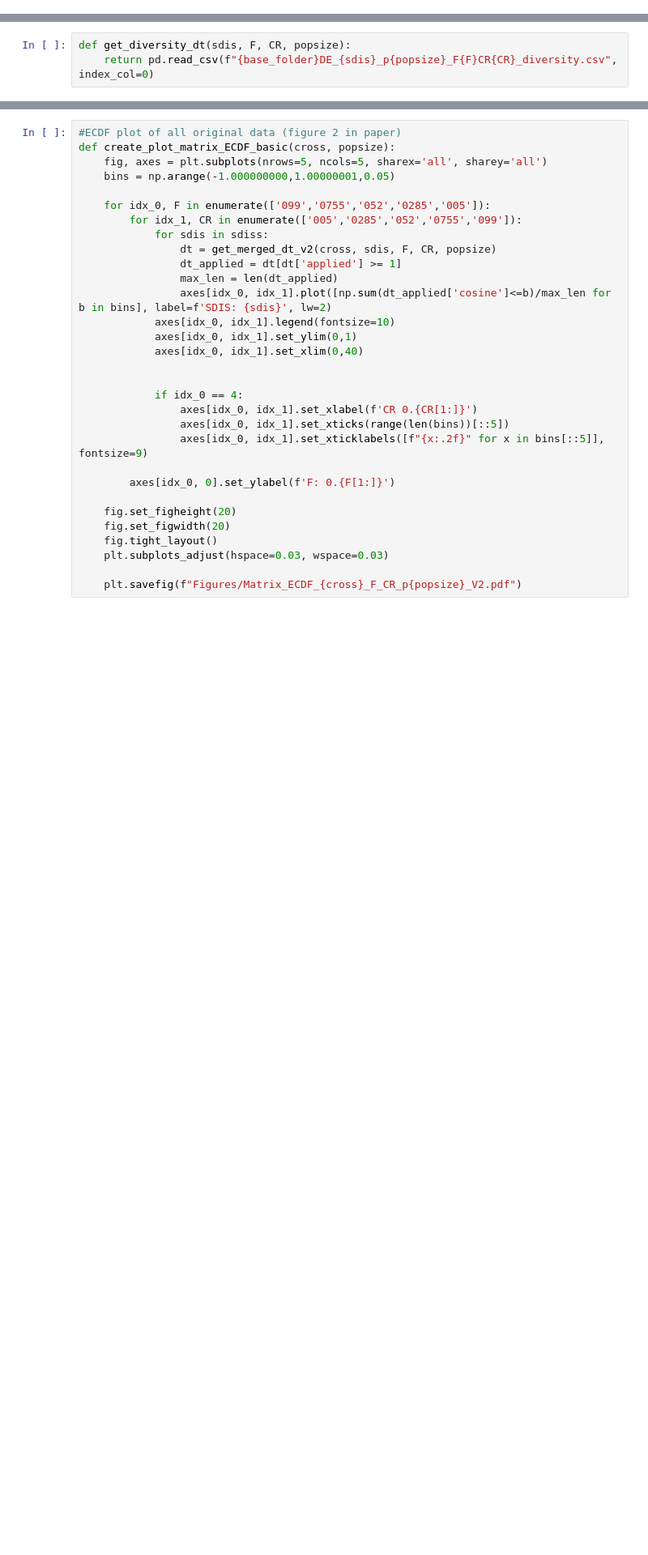
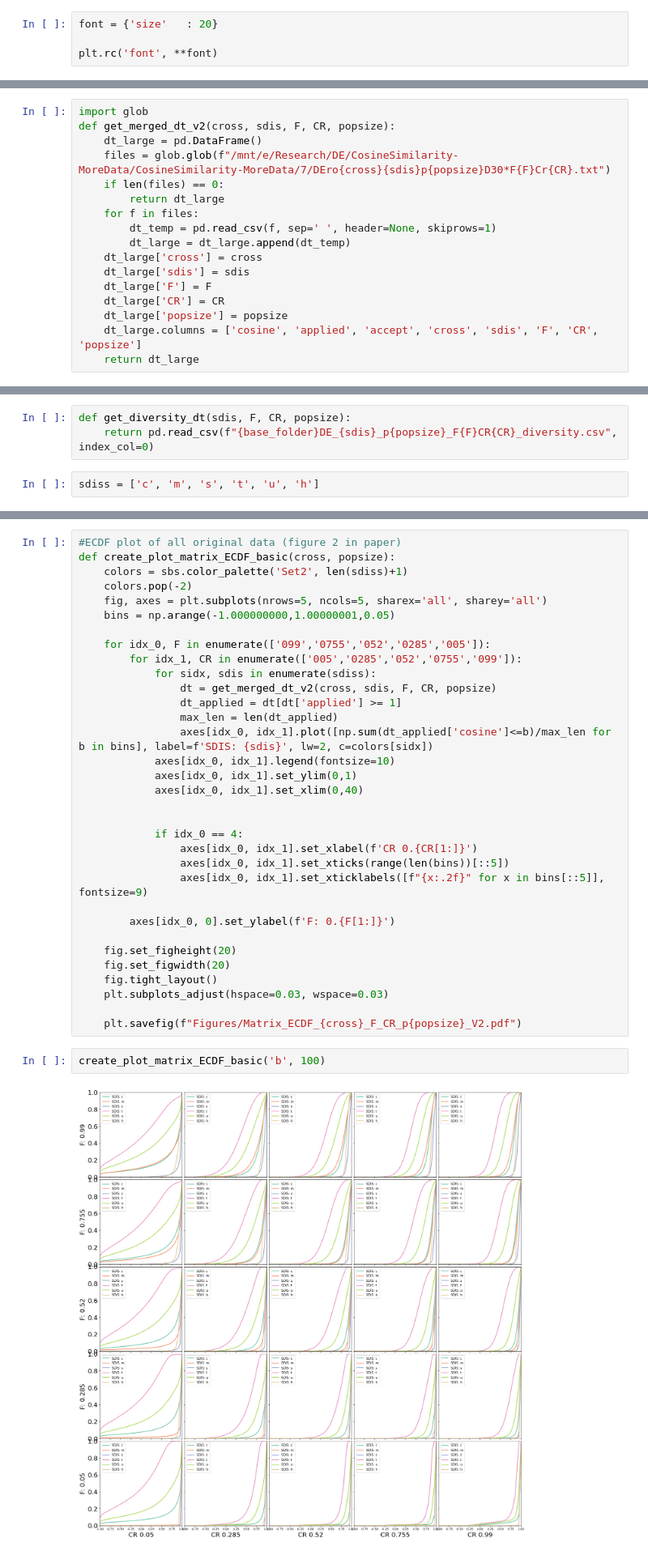
Before and after one commit to Dvermetten/DE_TIOBR, a Jupyter notebook: Visualize_f0.ipynb, the cells around one changed output, grey strips where cells are left out. Shown at 81% size. Saved outputs shown, nothing was run; the diff lists cells and outputs as text; blank space fills up the shorter version.

```diff
--- a/Visualize_f0.ipynb
+++ b/Visualize_f0.ipynb
@@ -4,11 +4,32 @@ import numpy as np
 import matplotlib.pyplot as plt
 import seaborn as sbs
 import pickle as pkl
+# %%
+font = {'size'   : 20}
+
+plt.rc('font', **font)
 # %%
 base_folder = "Datatables/"
 # %%
 def get_merged_dt_v2(cross, sdis, F, CR, popsize):
     return pd.read_csv(f"{base_folder}DEro{cross}_{sdis}_p{popsize}_F{F}CR{CR}_cosine.csv", index_col=0)
+# %%
+import glob
+def get_merged_dt_v2(cross, sdis, F, CR, popsize):
+    dt_large = pd.DataFrame()
+    files = glob.glob(f"/mnt/e/Research/DE/CosineSimilarity-MoreData/CosineSimilarity-MoreData/7/DEro{cross}{sdis}p{popsize}D30*F{F}Cr{CR}.txt")
+    if len(files) == 0:
+        return dt_large
+    for f in files:
+        dt_temp = pd.read_csv(f, sep=' ', header=None, skiprows=1)
+        dt_large = dt_large.append(dt_temp)
+    dt_large['cross'] = cross
+    dt_large['sdis'] = sdis
+    dt_large['F'] = F
+    dt_large['CR'] = CR
+    dt_large['popsize'] = popsize
+    dt_large.columns = ['cosine', 'applied', 'accept', 'cross', 'sdis', 'F', 'CR', 'popsize']
+    return dt_large
 # %%
 def get_merged_dt_v3(sdis, F, CR, popsize):
     return pd.read_csv(f"{base_folder}DE_{sdis}_p{popsize}_F{F}CR{CR}_cosine_v3.csv", index_col=0)
@@ -18,6 +39,8 @@ def get_merged_dt_v4(sdis, F, CR, popsize):
 # %%
 def get_diversity_dt(sdis, F, CR, popsize):
     return pd.read_csv(f"{base_folder}DE_{sdis}_p{popsize}_F{F}CR{CR}_diversity.csv", index_col=0)
+# %%
+sdiss = ['c', 'm', 's', 't', 'u', 'h']
 # %%
 # Single figure showing histogram of CS for each combination
 for cross in ['b','e']:
@@ -168,16 +193,18 @@ def create_plot_matrix_ECDF(popsize):
 # %%
 #ECDF plot of all original data (figure 2 in paper)
 def create_plot_matrix_ECDF_basic(cross, popsize):
+    colors = sbs.color_palette('Set2', len(sdiss)+1)
+    colors.pop(-2)
     fig, axes = plt.subplots(nrows=5, ncols=5, sharex='all', sharey='all')
     bins = np.arange(-1.000000000,1.00000001,0.05)
 
     for idx_0, F in enumerate(['099','0755','052','0285','005']):
         for idx_1, CR in enumerate(['005','0285','052','0755','099']):
-            for sdis in sdiss:
+            for sidx, sdis in enumerate(sdiss):
                 dt = get_merged_dt_v2(cross, sdis, F, CR, popsize)
                 dt_applied = dt[dt['applied'] >= 1]
                 max_len = len(dt_applied)
-                axes[idx_0, idx_1].plot([np.sum(dt_applied['cosine']<=b)/max_len for b in bins], label=f'SDIS: {sdis}', lw=2)
+                axes[idx_0, idx_1].plot([np.sum(dt_applied['cosine']<=b)/max_len for b in bins], label=f'SDIS: {sdis}', lw=2, c=colors[sidx])
             axes[idx_0, idx_1].legend(fontsize=10)
             axes[idx_0, idx_1].set_ylim(0,1)
             axes[idx_0, idx_1].set_xlim(0,40)
@@ -196,6 +223,10 @@ def create_plot_matrix_ECDF_basic(cross, popsize):
     plt.subplots_adjust(hspace=0.03, wspace=0.03)
 
     plt.savefig(f"Figures/Matrix_ECDF_{cross}_F_CR_p{popsize}_V2.pdf")
+# %%
+create_plot_matrix_ECDF_basic('b', 100)
+# %% [output]
+[figure, added]
 # %%
 #population diversity plot
 def plot_pop_div(F, CR, popsize):
```
Also changed, not shown: parts of 3 cells of this notebook, 3 other files.
